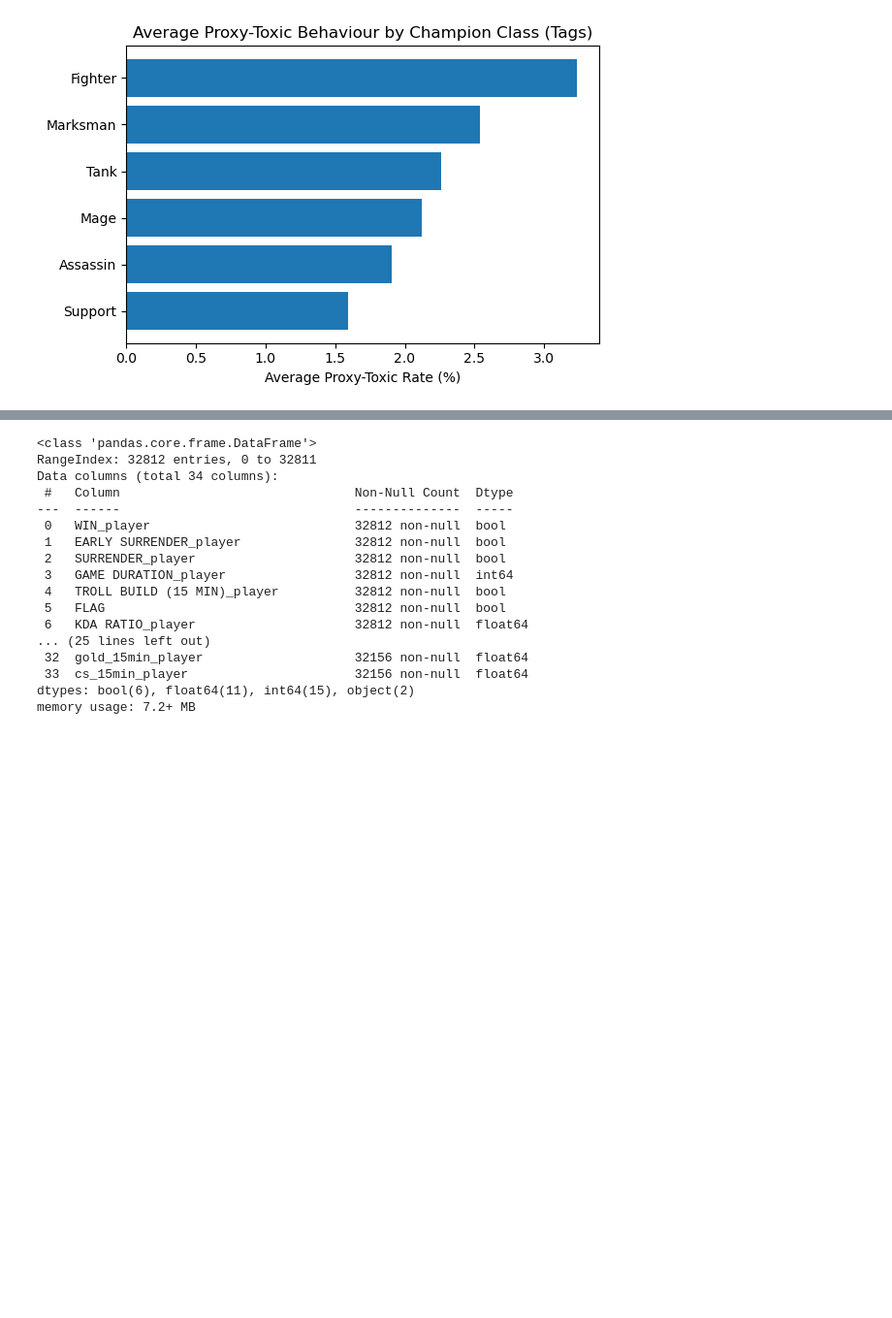
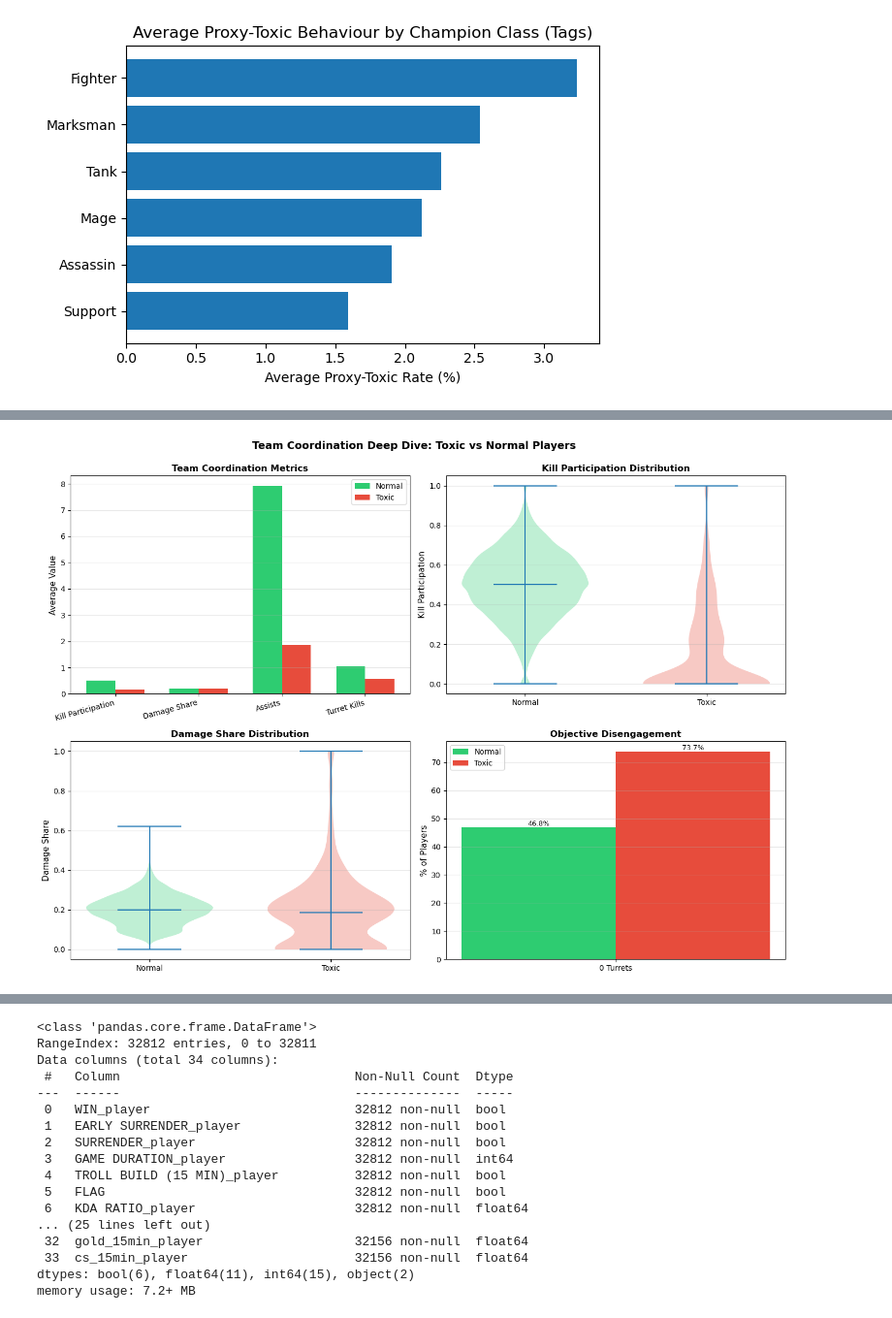
Before and after one commit to lybytes/lol-toxicity-analysis, a Jupyter notebook: ST445_Project_Main v2.ipynb, the cells around one changed output, grey strips where cells are left out. Shown at 97% size. Saved outputs shown, nothing was run; the diff lists cells and outputs as text; code cells hidden in the pictures; blank space fills up the shorter version.

```diff
--- a/ST445_Project_Main v2.ipynb
+++ b/ST445_Project_Main v2.ipynb
@@ -2143 +2259,96 @@ plt.show()
+# %%
+# ===== Better Visualization =====
+
+fig, axes = plt.subplots(2, 2, figsize=(14, 10))
+
+# 1. Bar chart: Key metrics comparison
+ax = axes[0, 0]
+metrics = ['Kill Participation', 'Damage Share', 'Assists', 'Turret Kills']
+normal_vals = [
+    normal_data['KILL PARTICIPATION_player'].mean(),
+    normal_data['TEAM DAMAGE (%)_player'].mean(),
+    normal_data['assists_player'].mean(),
+    normal_data['TURRET KILLS_player'].mean()
+]
+toxic_vals = [
+    toxic_data['KILL PARTICIPATION_player'].mean(),
+    toxic_data['TEAM DAMAGE (%)_player'].mean(),
+    toxic_data['assists_player'].mean(),
+    toxic_data['TURRET KILLS_player'].mean()
+]
+
+x = np.arange(len(metrics))
+width = 0.35
+
+bars1 = ax.bar(x - width/2, normal_vals, width, label='Normal', color='#2ecc71')
+bars2 = ax.bar(x + width/2, toxic_vals, width, label='Toxic', color='#e74c3c')
+
+ax.set_ylabel('Average Value', fontsize=11)
+ax.set_title('Team Coordination Metrics', fontsize=12, fontweight='bold')
+ax.set_xticks(x)
+ax.set_xticklabels(metrics, rotation=15, ha='right')
+ax.legend()
+ax.grid(axis='y', alpha=0.3)
+
+
+# 2. Violin plot: Kill Participation
+ax = axes[0, 1]
+parts = ax.violinplot([normal_data['KILL PARTICIPATION_player'].dropna(),
+                        toxic_data['KILL PARTICIPATION_player'].dropna()],
+                       positions=[1, 2], showmedians=True, widths=0.7)
+parts['bodies'][0].set_facecolor('#2ecc71')
+parts['bodies'][1].set_facecolor('#e74c3c')
+ax.set_xticks([1, 2])
+ax.set_xticklabels(['Normal', 'Toxic'])
+ax.set_ylabel('Kill Participation', fontsize=11)
+ax.set_title('Kill Participation Distribution', fontsize=12, fontweight='bold')
+ax.grid(axis='y', alpha=0.3)
+
+# 3. Violin plot: Damage Share
+ax = axes[1, 0]
+parts = ax.violinplot([normal_data['TEAM DAMAGE (%)_player'].dropna(),
+                        toxic_data['TEAM DAMAGE (%)_player'].dropna()],
+                       positions=[1, 2], showmedians=True, widths=0.7)
+parts['bodies'][0].set_facecolor('#2ecc71')
+parts['bodies'][1].set_facecolor('#e74c3c')
+ax.set_xticks([1, 2])
+ax.set_xticklabels(['Normal', 'Toxic'])
+ax.set_ylabel('Damage Share', fontsize=11)
+ax.set_title('Damage Share Distribution', fontsize=12, fontweight='bold')
+ax.grid(axis='y', alpha=0.3)
+
+# 4. Bar chart: % with 0 objectives
+ax = axes[1, 1]
+zero_turrets_normal = (normal_data['TURRET KILLS_player'] == 0).mean() * 100
+zero_turrets_toxic = (toxic_data['TURRET KILLS_player'] == 0).mean() * 100
+
+categories = ['0 Turrets']
+normal_pct = [zero_turrets_normal]
+toxic_pct = [zero_turrets_toxic]
+
+x = np.arange(len(categories))
+bars1 = ax.bar(x - width/2, normal_pct, width, label='Normal', color='#2ecc71')
+bars2 = ax.bar(x + width/2, toxic_pct, width, label='Toxic', color='#e74c3c')
+
+ax.set_ylabel('% of Players', fontsize=11)
+ax.set_title('Objective Disengagement', fontsize=12, fontweight='bold')
+ax.set_xticks(x)
+ax.set_xticklabels(categories)
+ax.legend()
+ax.grid(axis='y', alpha=0.3)
+
+# Add value labels
+for bars in [bars1, bars2]:
+    for bar in bars:
+        height = bar.get_height()
+        ax.text(bar.get_x() + bar.get_width()/2., height,
+                f'{height:.1f}%', ha='center', va='bottom', fontsize=9)
+
+plt.suptitle('Team Coordination Deep Dive: Toxic vs Normal Players',
+             fontsize=14, fontweight='bold', y=0.995)
+plt.tight_layout()
+plt.savefig('team_coordination_improved.png', dpi=300, bbox_inches='tight')
+plt.show()
+# %% [output]
+[figure, added]
 # %% [markdown]
```
Also changed, not shown: parts of 5 cells of this notebook, 3 other files.
